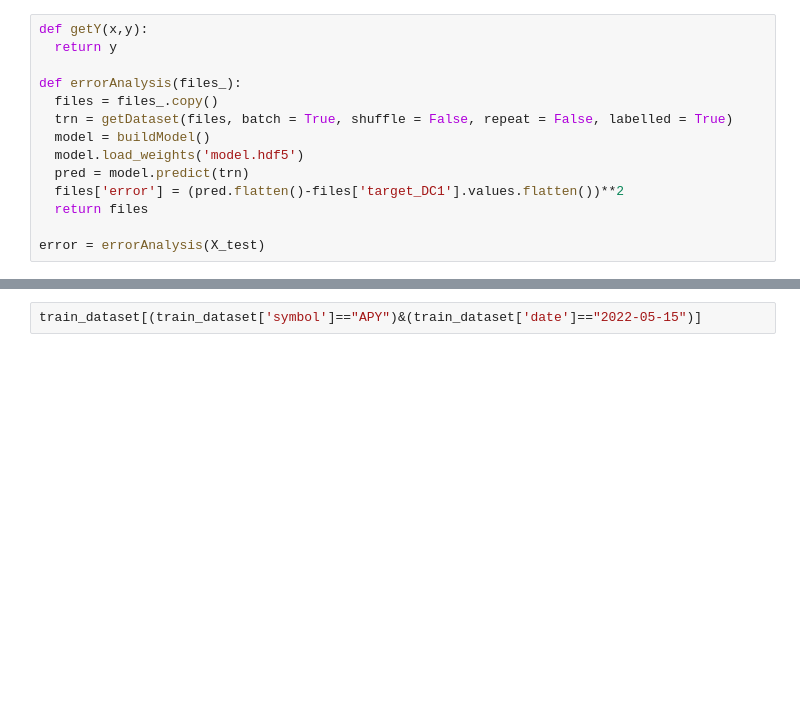
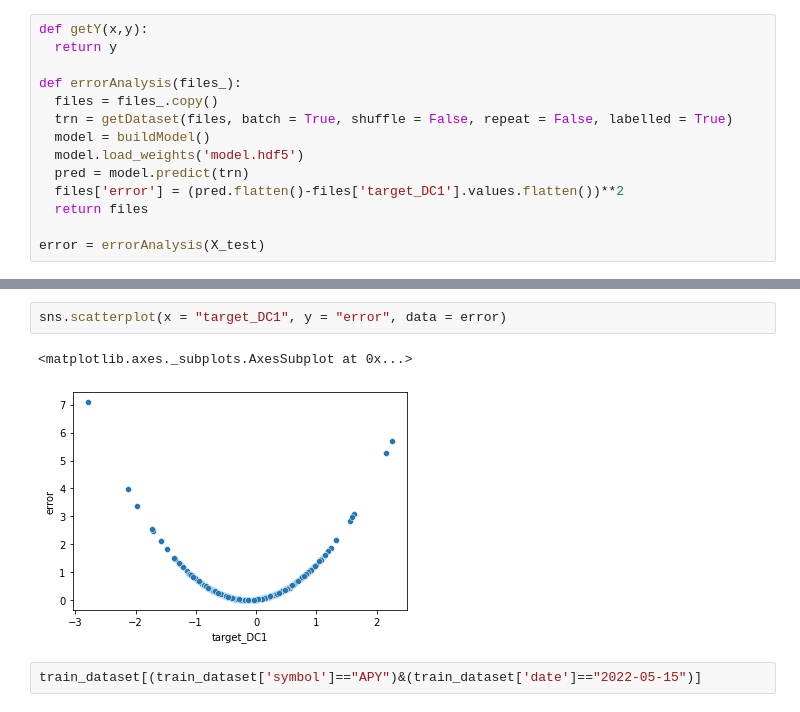
Before and after one commit to Bibhash123/competition_quickstart_dataloader, a Jupyter notebook: Ideas.ipynb, the cells around one changed output, grey strips where cells are left out. Drawn from its saved outputs; the diff is of its cells as text; blank space fills up the shorter version.

```diff
--- a/Ideas.ipynb
+++ b/Ideas.ipynb
@@ -223,3 +234,8 @@ error[error['error']==np.max(error['error'])]
+# %%
+sns.scatterplot(x = "target_DC1", y = "error", data = error)
+# %% [output]
+<matplotlib.axes._subplots.AxesSubplot at 0x...>
+[figure, added]
 # %%
 train_dataset[(train_dataset['symbol']=="APY")&(train_dataset['date']=="2022-05-15")]
 # %% [output]
```
Also changed, not shown: parts of 9 cells of this notebook.
